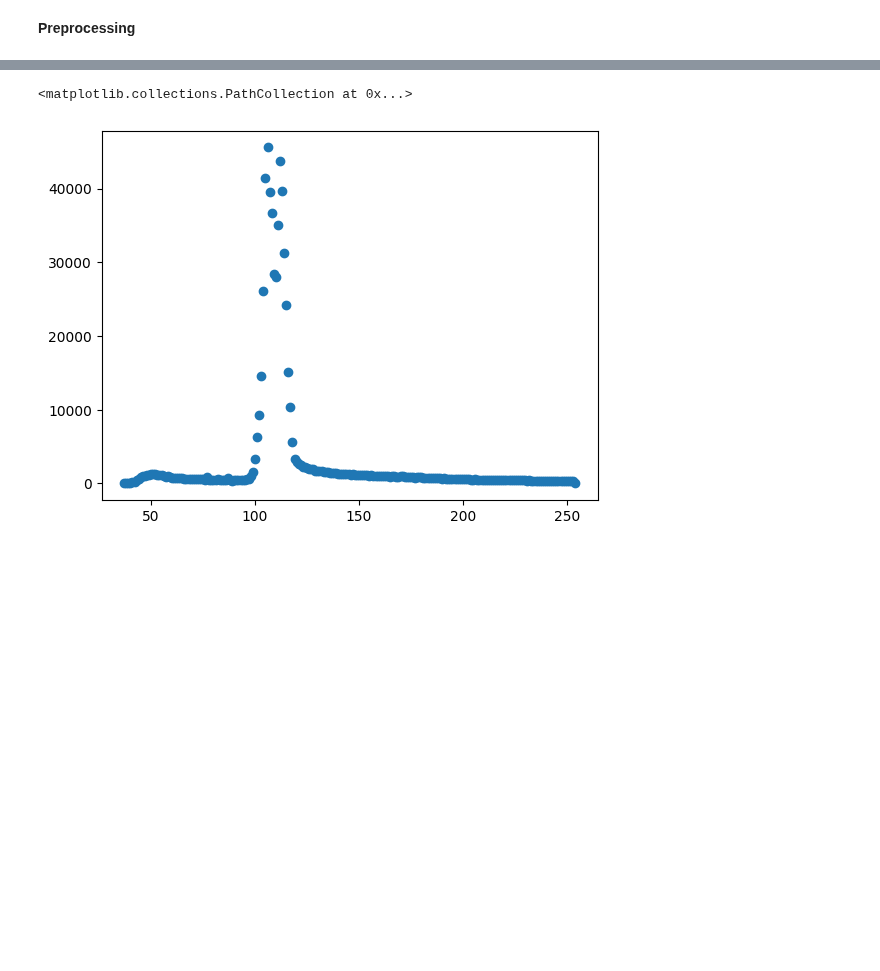
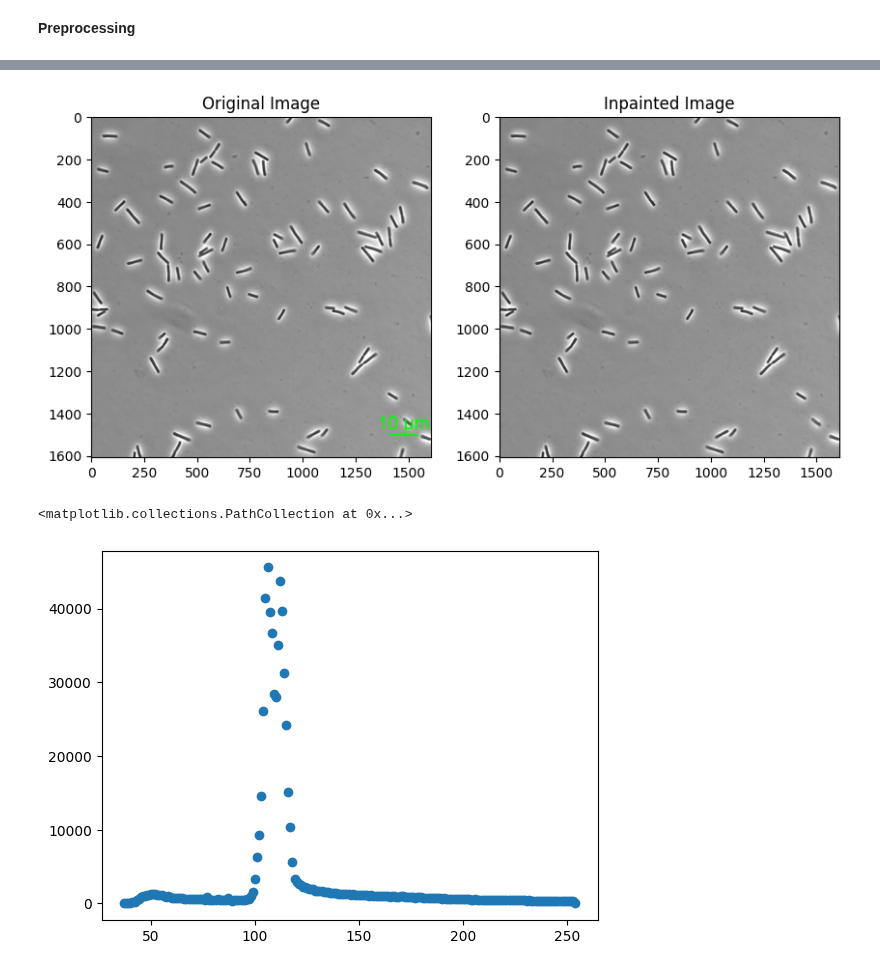
Before and after one commit to LennonLab/sporeAI, a Jupyter notebook: CellSAM.ipynb, the cells around one changed output, grey strips where cells are left out. Cells and saved outputs as stored; diff of their text form; code cells hidden in the pictures; blank space fills up the shorter version.

```diff
--- a/CellSAM.ipynb
+++ b/CellSAM.ipynb
@@ -86,3 +120,20 @@ plt.show()
+# %%
+mask = (img[:,:,0] != img[:,:,1]) | (img[:,:,0] != img[:,:,2])
+mask = mask.astype(np.uint8) * 255
+
+inpainted = cv2.inpaint(img, mask, inpaintRadius=5, flags=cv2.INPAINT_TELEA)
+
+# Display the result
+plt.figure(figsize=(10, 5))
+plt.subplot(1, 2, 1)
+plt.title("Original Image")
+plt.imshow(cv2.cvtColor(img, cv2.COLOR_BGR2RGB))
+plt.subplot(1, 2, 2)
+plt.title("Inpainted Image")
+plt.imshow(cv2.cvtColor(inpainted, cv2.COLOR_BGR2RGB))
+plt.show()
+# %% [output]
+[figure, added]
 # %%
 # histogram used to view the distribution of pixel intensities
 from skimage.exposure import histogram
```
Also changed, not shown: parts of 25 cells of this notebook.
